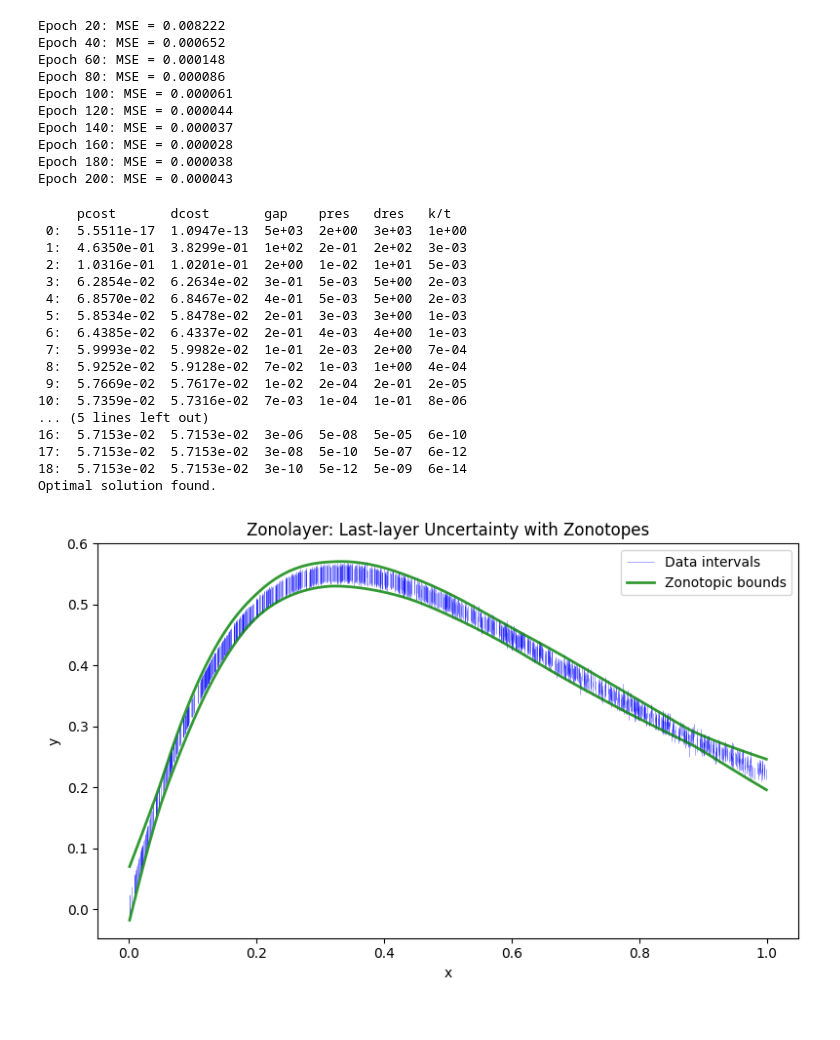
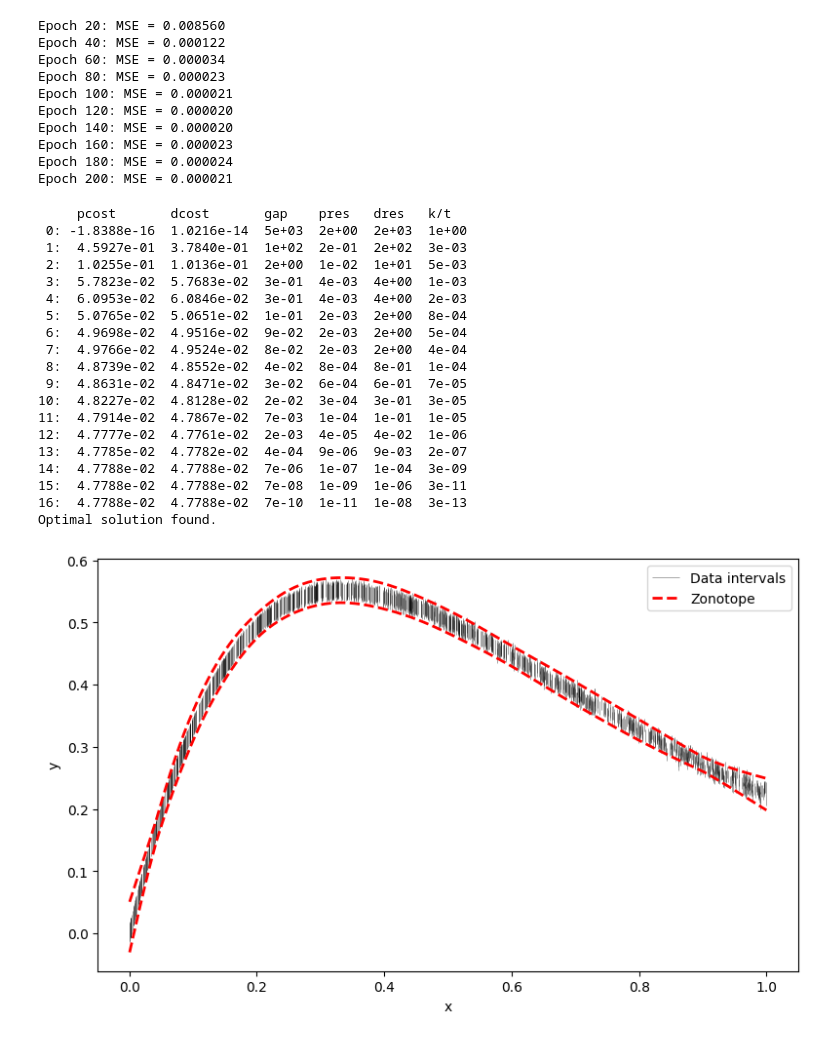
Before and after one commit to MattCodes03/zonolayer, a Jupyter notebook: examples/Neural_Network_with_Tanh_and_IPM.ipynb, the cells around one changed output. Saved outputs shown, nothing was run; the diff lists cells and outputs as text; code cells hidden in the pictures.

Commit message:
Optimised Zonotope Construction

```diff
--- a/examples/Neural_Network_with_Tanh_and_IPM.ipynb
+++ b/examples/Neural_Network_with_Tanh_and_IPM.ipynb
@@ -41,7 +41,7 @@ def nonlinear_data(n):
     return n_samples, x, y, y_lower, y_upper, x_grid
 
 
-n, x, y, y_lower, y_upper, x_grid = nonlinear_data(1250)
+n, x, y, y_lower, y_upper, x_grid = nonlinear_data(1240)
 
 # Tensor conversion for PyTorch
 y_lb_t = torch.tensor(y_lower, dtype=torch.float32).unsqueeze(1)
@@ -85,16 +85,16 @@ def train_centre(x_t, y_lb_t, y_ub_t, epochs=200, lr=1e-3, batch_size=64, print_
 
 centre_net = train_centre(x_t, y_lb_t, y_ub_t)
 # %% [output]
-Epoch 20: MSE = 0.008222
-Epoch 40: MSE = 0.000652
-Epoch 60: MSE = 0.000148
-Epoch 80: MSE = 0.000086
-Epoch 100: MSE = 0.000061
-Epoch 120: MSE = 0.000044
-Epoch 140: MSE = 0.000037
-Epoch 160: MSE = 0.000028
-Epoch 180: MSE = 0.000038
-Epoch 200: MSE = 0.000043
+Epoch 20: MSE = 0.008560
+Epoch 40: MSE = 0.000122
+Epoch 60: MSE = 0.000034
+Epoch 80: MSE = 0.000023
+Epoch 100: MSE = 0.000021
+Epoch 120: MSE = 0.000020
+Epoch 140: MSE = 0.000020
+Epoch 160: MSE = 0.000023
+Epoch 180: MSE = 0.000024
+Epoch 200: MSE = 0.000021
 # %%
 # Test points
 test_set = torch.linspace(x_t.min(), x_t.max(), n).unsqueeze(1)
@@ -110,54 +110,57 @@ pi_upper = results["pi_upper"]
 centre_pred = results["pred_centre"]
 # %% [output]
      pcost       dcost       gap    pres   dres   k/t
- 0:  5.5511e-17  1.0947e-13  5e+03  2e+00  3e+03  1e+00
- 1:  4.6350e-01  3.8299e-01  1e+02  2e-01  2e+02  3e-03
- 2:  1.0316e-01  1.0201e-01  2e+00  1e-02  1e+01  5e-03
- 3:  6.2854e-02  6.2634e-02  3e-01  5e-03  5e+00  2e-03
- 4:  6.8570e-02  6.8467e-02  4e-01  5e-03  5e+00  2e-03
- 5:  5.8534e-02  5.8478e-02  2e-01  3e-03  3e+00  1e-03
- 6:  6.4385e-02  6.4337e-02  2e-01  4e-03  4e+00  1e-03
- 7:  5.9993e-02  5.9982e-02  1e-01  2e-03  2e+00  7e-04
- 8:  5.9252e-02  5.9128e-02  7e-02  1e-03  1e+00  4e-04
- 9:  5.7669e-02  5.7617e-02  1e-02  2e-04  2e-01  2e-05
-10:  5.7359e-02  5.7316e-02  7e-03  1e-04  1e-01  8e-06
-... (5 lines left out)
-16:  5.7153e-02  5.7153e-02  3e-06  5e-08  5e-05  6e-10
-17:  5.7153e-02  5.7153e-02  3e-08  5e-10  5e-07  6e-12
-18:  5.7153e-02  5.7153e-02  3e-10  5e-12  5e-09  6e-14
+ 0: -1.8388e-16  1.0216e-14  5e+03  2e+00  2e+03  1e+00
+ 1:  4.5927e-01  3.7840e-01  1e+02  2e-01  2e+02  3e-03
+ 2:  1.0255e-01  1.0136e-01  2e+00  1e-02  1e+01  5e-03
+ 3:  5.7823e-02  5.7683e-02  3e-01  4e-03  4e+00  1e-03
+ 4:  6.0953e-02  6.0846e-02  3e-01  4e-03  4e+00  2e-03
+ 5:  5.0765e-02  5.0651e-02  1e-01  2e-03  2e+00  8e-04
+ 6:  4.9698e-02  4.9516e-02  9e-02  2e-03  2e+00  5e-04
+ 7:  4.9766e-02  4.9524e-02  8e-02  2e-03  2e+00  4e-04
+ 8:  4.8739e-02  4.8552e-02  4e-02  8e-04  8e-01  1e-04
+ 9:  4.8631e-02  4.8471e-02  3e-02  6e-04  6e-01  7e-05
+10:  4.8227e-02  4.8128e-02  2e-02  3e-04  3e-01  3e-05
+11:  4.7914e-02  4.7867e-02  7e-03  1e-04  1e-01  1e-05
+12:  4.7777e-02  4.7761e-02  2e-03  4e-05  4e-02  1e-06
+13:  4.7785e-02  4.7782e-02  4e-04  9e-06  9e-03  2e-07
+14:  4.7788e-02  4.7788e-02  7e-06  1e-07  1e-04  3e-09
+15:  4.7788e-02  4.7788e-02  7e-08  1e-09  1e-06  3e-11
+16:  4.7788e-02  4.7788e-02  7e-10  1e-11  1e-08  3e-13
 Optimal solution found.
 # %%
 x_plot = np.linspace(x_t.min(), x_t.max(), n)
 
 plt.figure(figsize=(8, 5))
 
 x_sorted, idx = torch.sort(x_t, dim=0)
 y_lb_sorted = y_lb_t[idx]
 y_ub_sorted = y_ub_t[idx]
 
 plt.vlines(x_sorted.numpy().flatten(),
            y_lb_sorted.numpy().flatten(),
            y_ub_sorted.numpy().flatten(),
-           color='blue', alpha=.5, linewidth=0.5,
+           color='black', alpha=.3, linewidth=0.5,
            label='Data intervals')
 
 # Plot NN prediction
 #plt.plot(x_plot.numpy(), centre_pred, color='green', lw=1.5, label='NN prediction', zorder=5)
 
-plt.plot(x_plot.numpy(), y_lower_pred, 'g', lw=2, label='Zonotopic bounds', alpha=0.8)
-plt.plot(x_plot.numpy(), y_upper_pred, 'g', lw=2, label='__nolegend__', alpha=0.8)
+plt.plot(x_plot.numpy(), y_lower_pred, 'r--', lw=2, label='Zonotope')
+plt.plot(x_plot.numpy(), y_upper_pred, 'r--', lw=2, label='__nolegend__')
 
 #plt.fill_between(x_plot.numpy(), y_lower_pred, y_upper_pred, color='red', alpha=0.3, label='Zonotope expectation band')
 
 #plt.plot(x_plot.numpy(), ipm_lower, 'black', lw=2, label='IPM bounds', alpha=0.8)
 #plt.plot(x_plot.numpy(), ipm_upper, 'black', lw=2, label='__nolegend__', alpha=0.8)
 
 
 plt.legend()
-plt.title("Zonolayer: Last-layer Uncertainty with Zonotopes")
+plt.title("")
 plt.xlabel("x")
 plt.ylabel("y")
 plt.tight_layout()
+plt.savefig("UnivariateNonLinear.pdf", bbox_inches="tight")
 plt.show()
 # %% [output]
-[figure, old version]
+[figure, new version]
```
Also changed, not shown: 7 other files.
